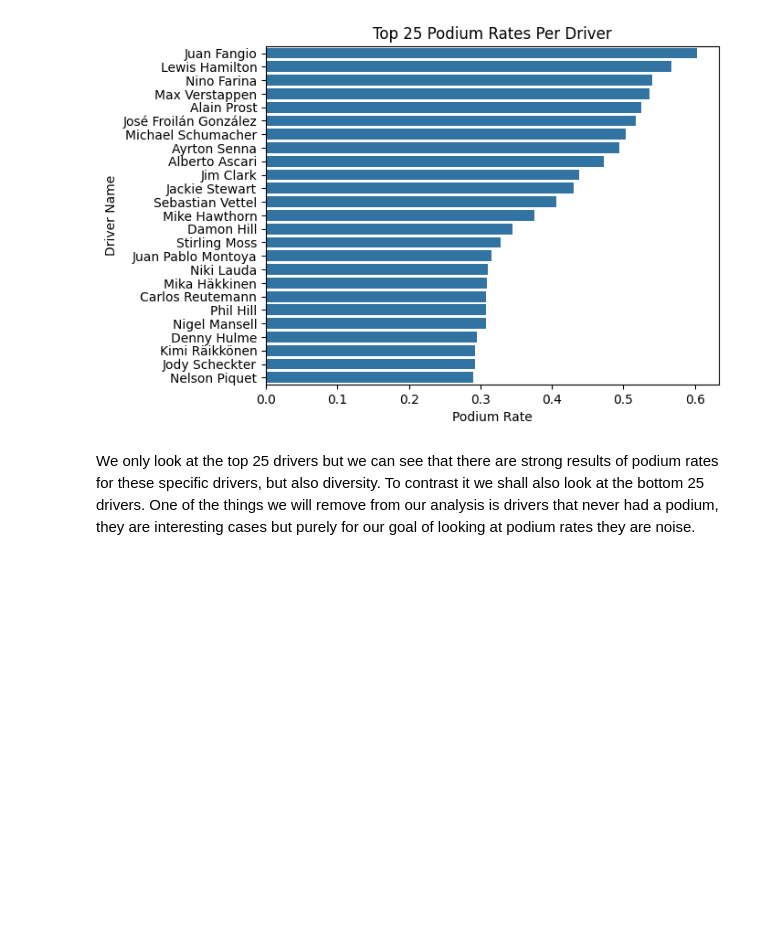
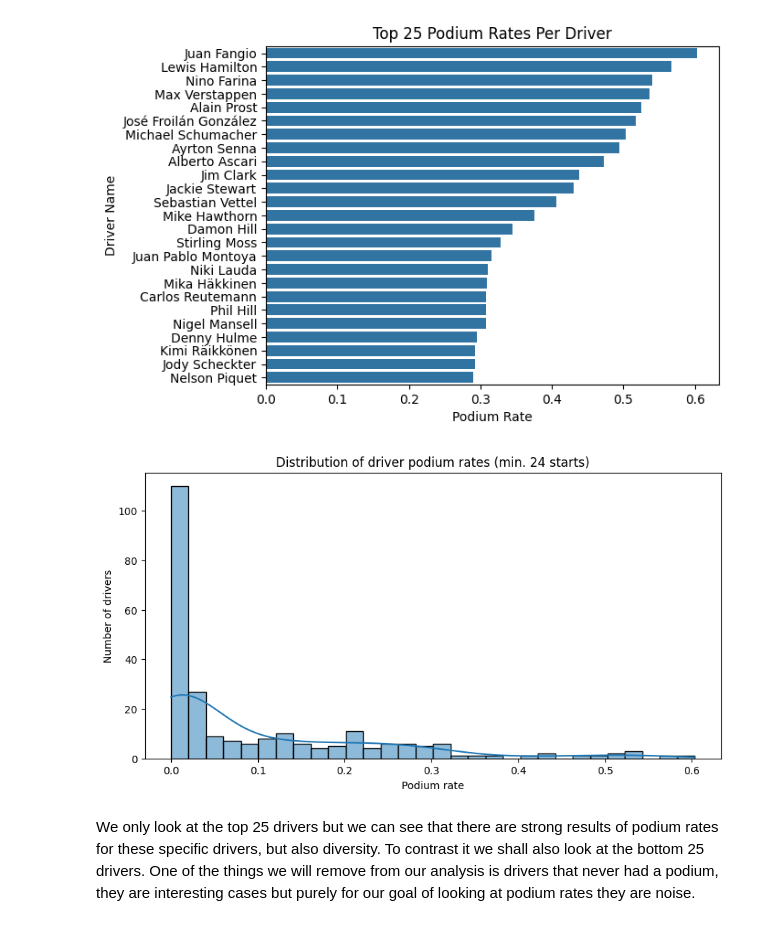
Before and after one commit to DaveAhearne/F1Prediction, a Jupyter notebook: notebooks/EDA.ipynb, the cells around one changed output. Saved outputs shown, nothing was run; the diff lists cells and outputs as text; code cells hidden in the pictures; blank space fills up the shorter version.

Commit message:
Added distribution of podium rates

```diff
--- a/notebooks/EDA.ipynb
+++ b/notebooks/EDA.ipynb
@@ -619,6 +619,22 @@ sns.barplot(min_24_races_driver_position_df[:25], x="podium_rate", y="name")
 # %% [output]
 <Axes: title={'center': 'Top 25 Podium Rates Per Driver'}, xlabel='Podium Rate', ylabel='Driver Name'>
 [figure]
+# %%
+fig, ax = plt.subplots(figsize=(10, 5))
+
+sns.histplot(
+    min_24_races_driver_position_df["podium_rate"],
+    bins=30,
+    kde=True,
+    ax=ax
+)
+
+ax.set_title("Distribution of driver podium rates (min. 24 starts)")
+ax.set_xlabel("Podium rate")
+ax.set_ylabel("Number of drivers")
+plt.show()
+# %% [output]
+[figure, added]
 # %% [markdown]
 We only look at the top 25 drivers but we can see that there are strong results of podium rates for these specific drivers, but also diversity. To contrast it we shall also look at the bottom 25 drivers. One of the things we will remove from our analysis is drivers that never had a podium, they are interesting cases but purely for our goal of looking at podium rates they are noise.
 # %%
```
